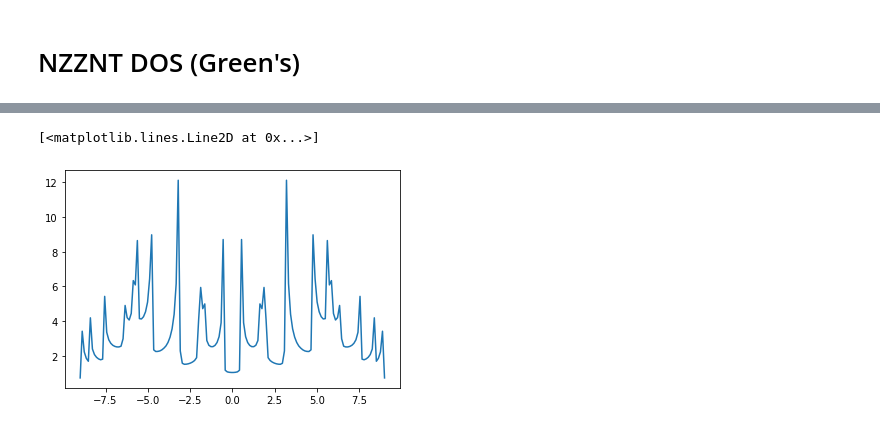
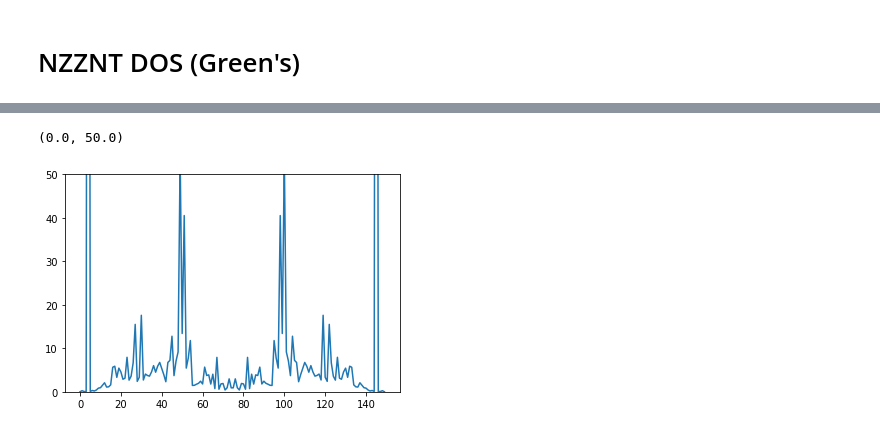
Before and after one commit to franklinzppa/electronic-structure, a Jupyter notebook: nanotubes/green.ipynb, the cells around one changed output, grey strips where cells are left out. Saved outputs shown, nothing was run; the diff lists cells and outputs as text; code cells hidden in the pictures.

```diff
--- a/nanotubes/green.ipynb
+++ b/nanotubes/green.ipynb
@@ -130,19 +130,6 @@ plt.plot(dos)
-# %%
-N = 5
-alpha = 0.0
-beta = -2.8
-
-eta = 1e-2
-n_max = 1000
-
-E_points = 150
-E = np.linspace(-9.0, 9.0, E_points)
-
-H = make_green_hamiltonian(N, alpha, beta)
-V = make_green_V(N, beta)
-
-dos = make_green_dos(H, V, N, E, eta)
-plt.plot(E, dos)
-# %% [output]
-[<matplotlib.lines.Line2D at 0x...>]
-[figure, removed]
+# %%
+plt.plot(dos)
+plt.ylim(0,50)
+# %% [output]
+(0.0, 50.0)
+[figure, added]
```
Also changed, not shown: parts of 2 cells of this notebook.
